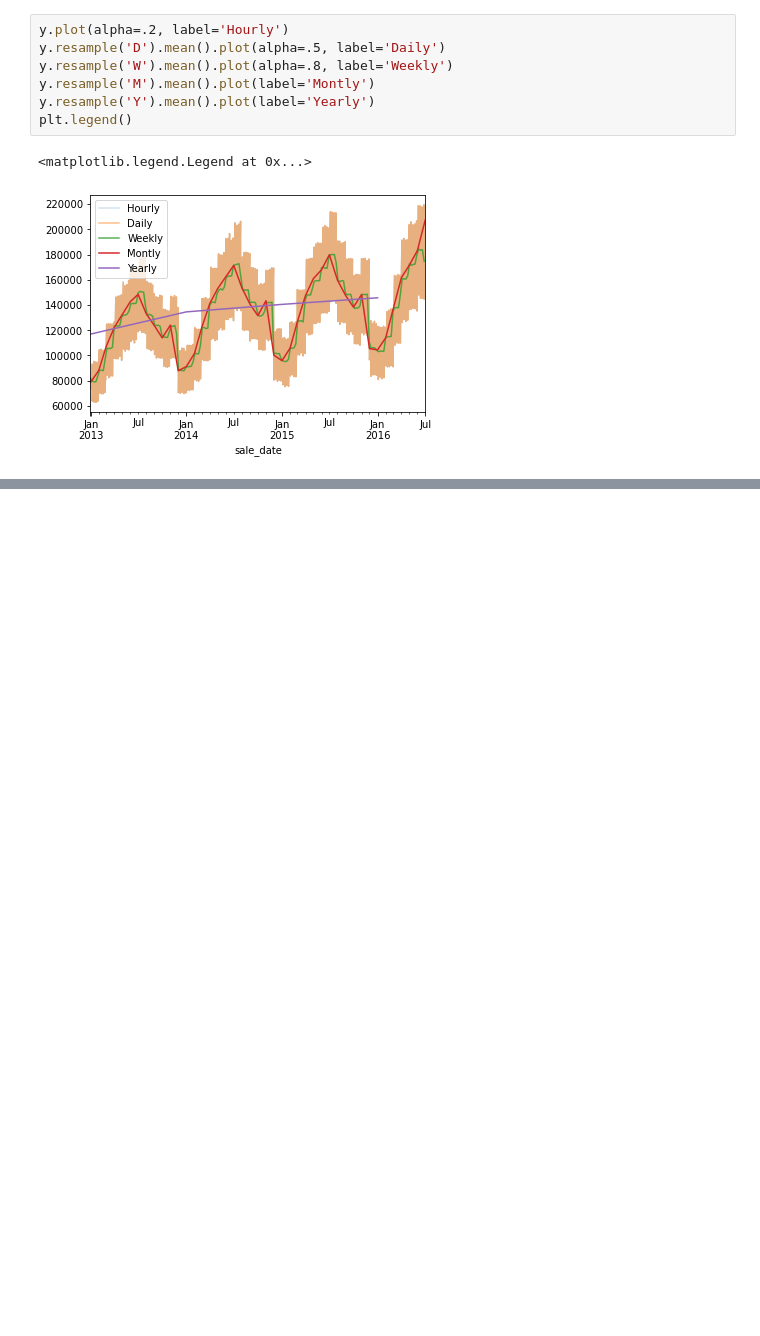
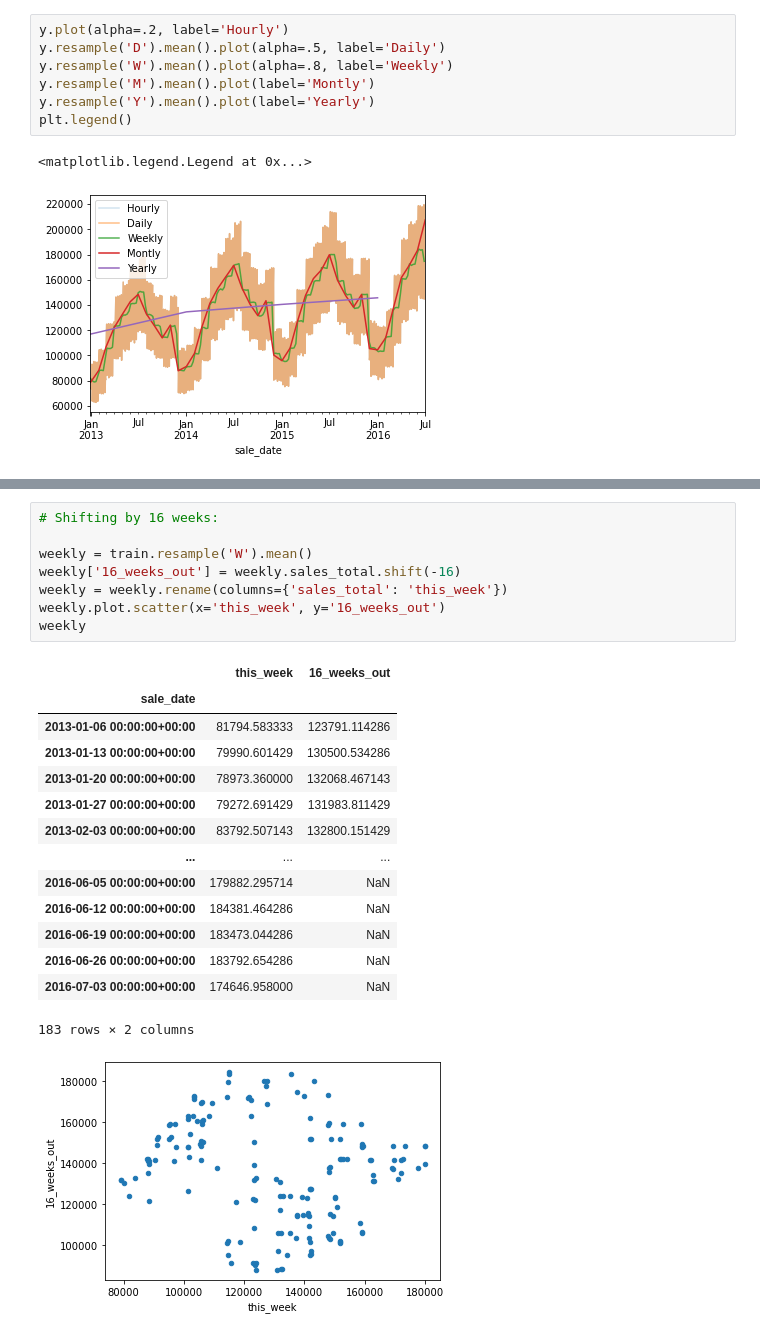
Before and after one commit to lukewbecker/time-series-exercises, a Jupyter notebook: explore_exercises.ipynb, the cells around one changed output, grey strips where cells are left out. Saved outputs shown, nothing was run; the diff lists cells and outputs as text; blank space fills up the shorter version.

```diff
--- a/explore_exercises.ipynb
+++ b/explore_exercises.ipynb
@@ -240,0 +267,24 @@ plt.legend()
+# %%
+# Shifting by 16 weeks:
+
+weekly = train.resample('W').mean()
+weekly['16_weeks_out'] = weekly.sales_total.shift(-16)
+weekly = weekly.rename(columns={'sales_total': 'this_week'})
+weekly.plot.scatter(x='this_week', y='16_weeks_out')
+weekly
+# %% [output]
+|  | this_week | 16_weeks_out |
+| sale_date |  |  |
+| 2013-01-06 00:00:00+00:00 | 81794.583333 | 123791.114286 |
+| 2013-01-13 00:00:00+00:00 | 79990.601429 | 130500.534286 |
+| 2013-01-20 00:00:00+00:00 | 78973.360000 | 132068.467143 |
+| 2013-01-27 00:00:00+00:00 | 79272.691429 | 131983.811429 |
+| 2013-02-03 00:00:00+00:00 | 83792.507143 | 132800.151429 |
+| ... | ... | ... |
+| 2016-06-05 00:00:00+00:00 | 179882.295714 | NaN |
+| 2016-06-12 00:00:00+00:00 | 184381.464286 | NaN |
+| 2016-06-19 00:00:00+00:00 | 183473.044286 | NaN |
+| 2016-06-26 00:00:00+00:00 | 183792.654286 | NaN |
+| 2016-07-03 00:00:00+00:00 | 174646.958000 | NaN |
+183 rows × 2 columns
+[figure, added]
```
Also changed, not shown: parts of 56 cells of this notebook.
